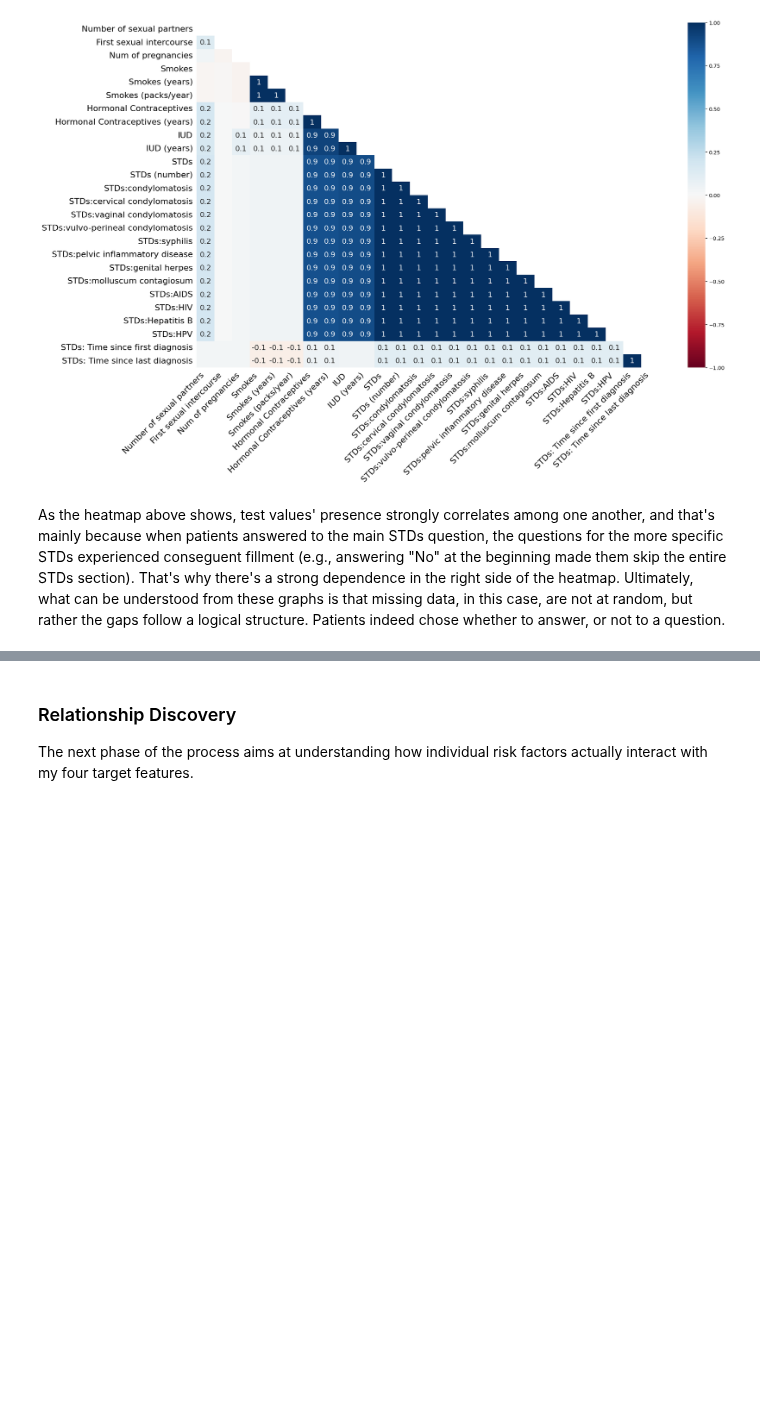
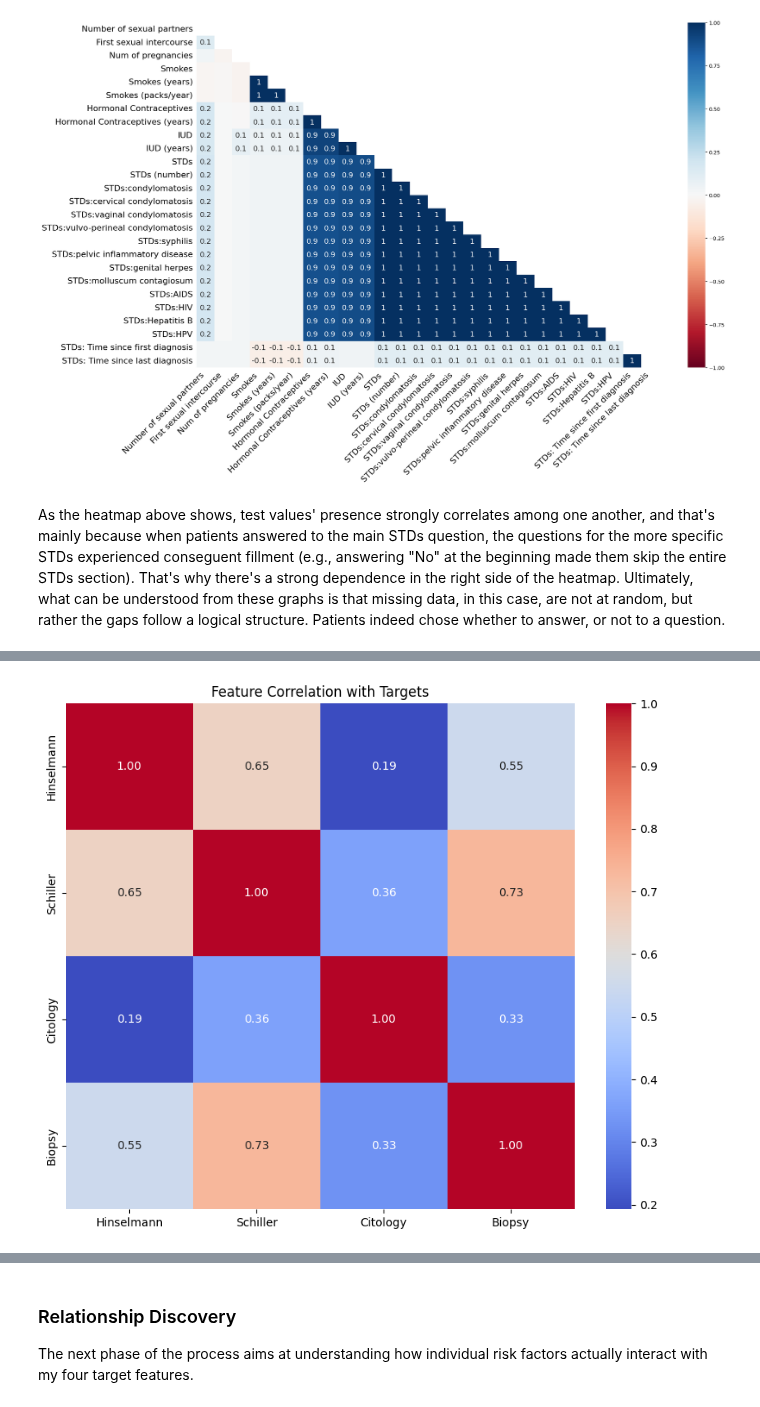
Before and after one commit to Filippo7206/unibo-dtm-ml-2526-cervical-cancer-predictor, a Jupyter notebook: notebooks/01_eda.ipynb, the cells around one changed output, grey strips where cells are left out. Drawn from its saved outputs; the diff is of its cells as text; code cells hidden in the pictures; blank space fills up the shorter version.

```diff
--- a/notebooks/01_eda.ipynb
+++ b/notebooks/01_eda.ipynb
@@ -228,0 +329,9 @@ Ultimately, what can be understood from these graphs is that missing data, in th
+# %%
+# Focus only on correlations with the targets
+other_cols = [col for col in corr.columns if col not in targets]
+plt.figure(figsize=(10, 8))
+sns.heatmap(corr[targets].drop(other_cols),annot=True, cmap='coolwarm', fmt=".2f")
+plt.title("Feature Correlation with Targets")
+plt.show()
+# %% [output]
+[figure, added]
```
Also changed, not shown: parts of 26 cells of this notebook, 1 other file.
